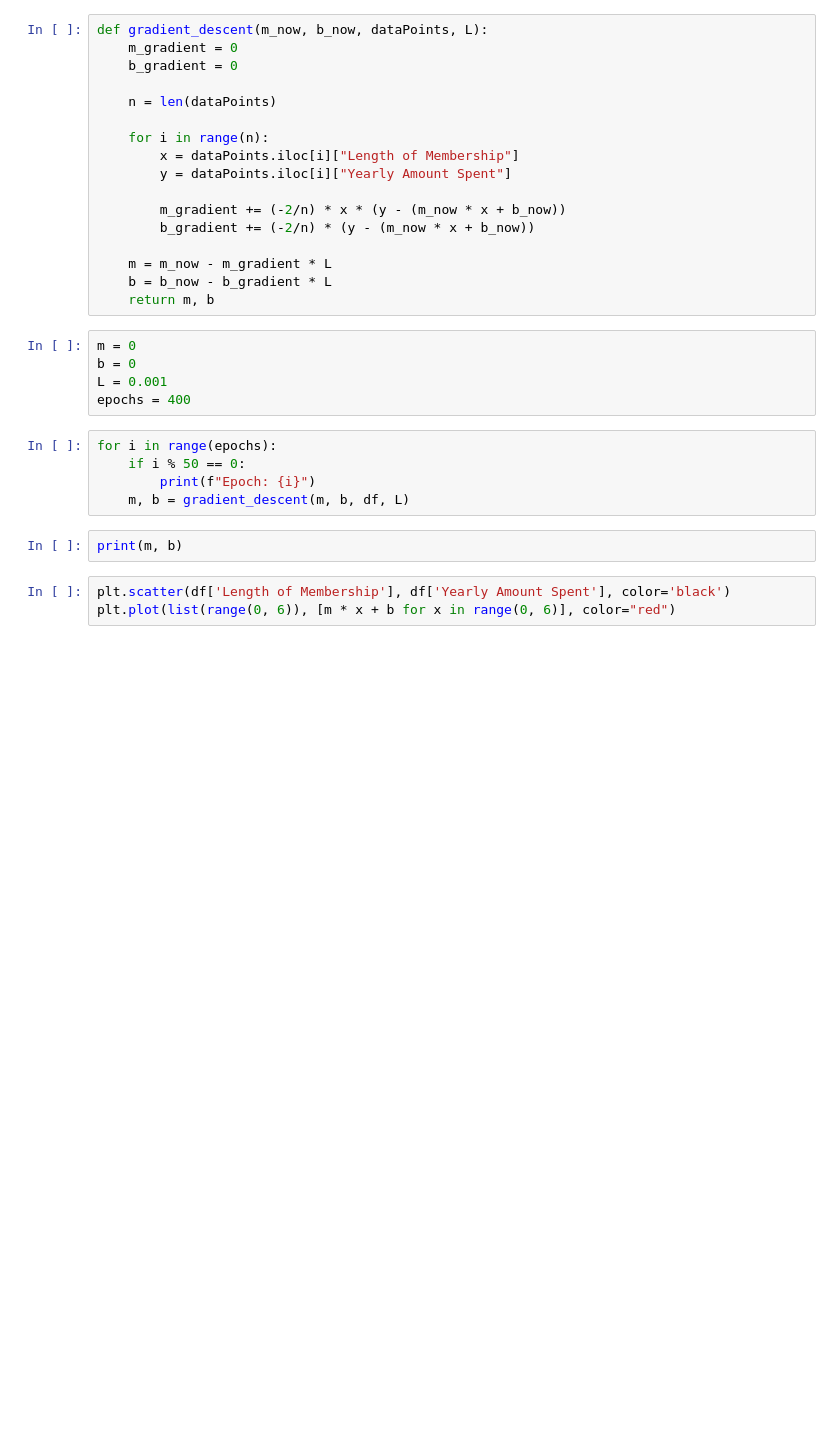
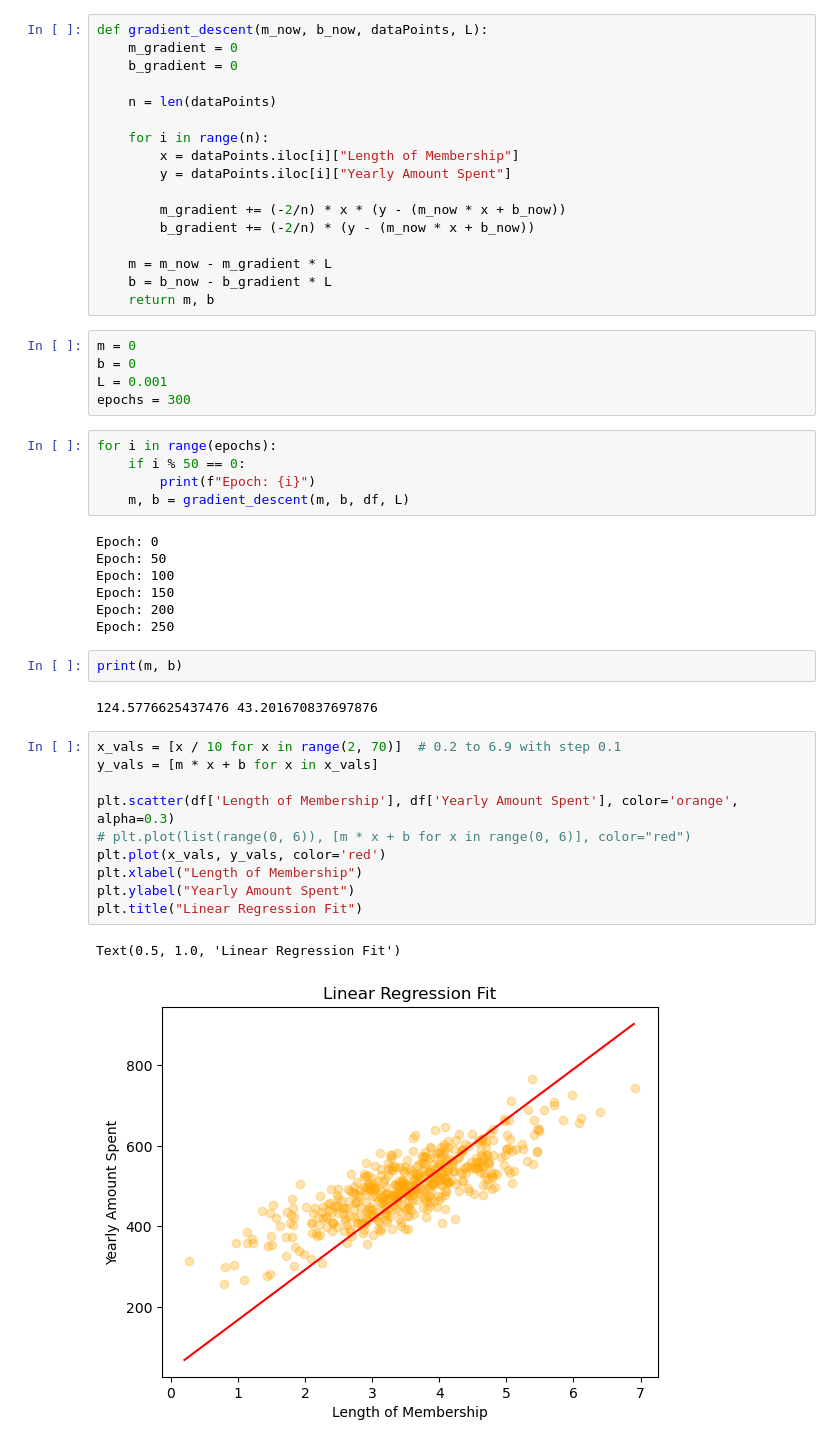
Before and after one commit to SA-30/ai_projects, a Jupyter notebook: 4) Scratch Linear Regression/SLR.ipynb, the cells around one changed output. Saved outputs shown, nothing was run; the diff lists cells and outputs as text; blank space fills up the shorter version.

```diff
--- a/4) Scratch Linear Regression/SLR.ipynb
+++ b/4) Scratch Linear Regression/SLR.ipynb
@@ -44,14 +44,33 @@ def gradient_descent(m_now, b_now, dataPoints, L):
 m = 0
 b = 0
 L = 0.001
-epochs = 400
+epochs = 300
 # %%
 for i in range(epochs):
     if i % 50 == 0:
         print(f"Epoch: {i}")
     m, b = gradient_descent(m, b, df, L)
+# %% [output]
+Epoch: 0
+Epoch: 50
+Epoch: 100
+Epoch: 150
+Epoch: 200
+Epoch: 250
 # %%
 print(m, b)
+# %% [output]
+124.5776625437476 43.201670837697876
 # %%
-plt.scatter(df['Length of Membership'], df['Yearly Amount Spent'], color='black')
-plt.plot(list(range(0, 6)), [m * x + b for x in range(0, 6)], color="red")
+x_vals = [x / 10 for x in range(2, 70)]  # 0.2 to 6.9 with step 0.1
+y_vals = [m * x + b for x in x_vals]
+
+plt.scatter(df['Length of Membership'], df['Yearly Amount Spent'], color='orange', alpha=0.3)
+# plt.plot(list(range(0, 6)), [m * x + b for x in range(0, 6)], color="red")
+plt.plot(x_vals, y_vals, color='red')
+plt.xlabel("Length of Membership")
+plt.ylabel("Yearly Amount Spent")
+plt.title("Linear Regression Fit")
+# %% [output]
+Text(0.5, 1.0, 'Linear Regression Fit')
+[figure, added]
```
Also changed, not shown: 4 other files.
